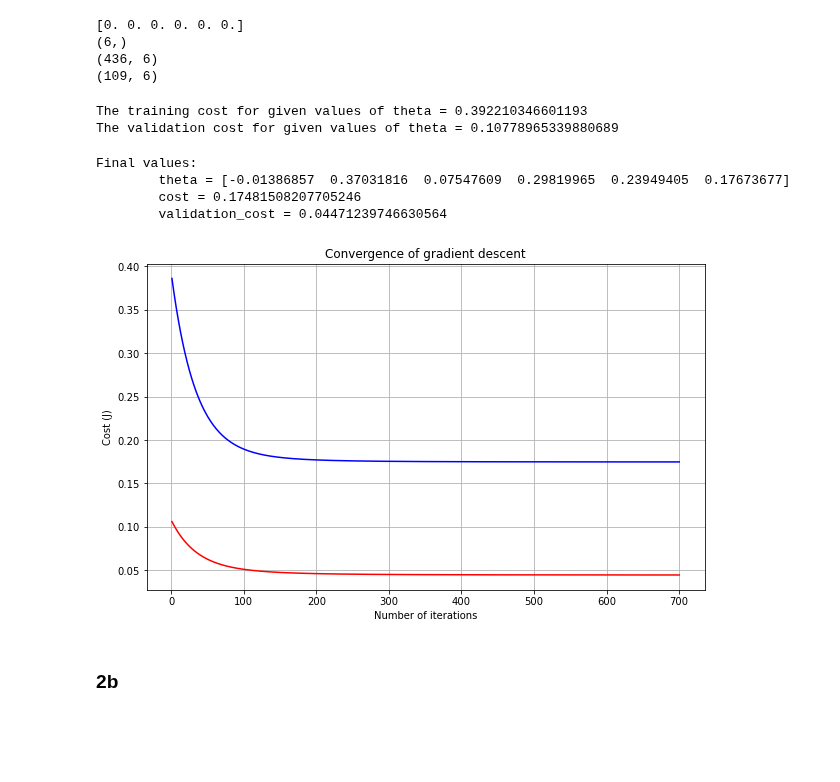
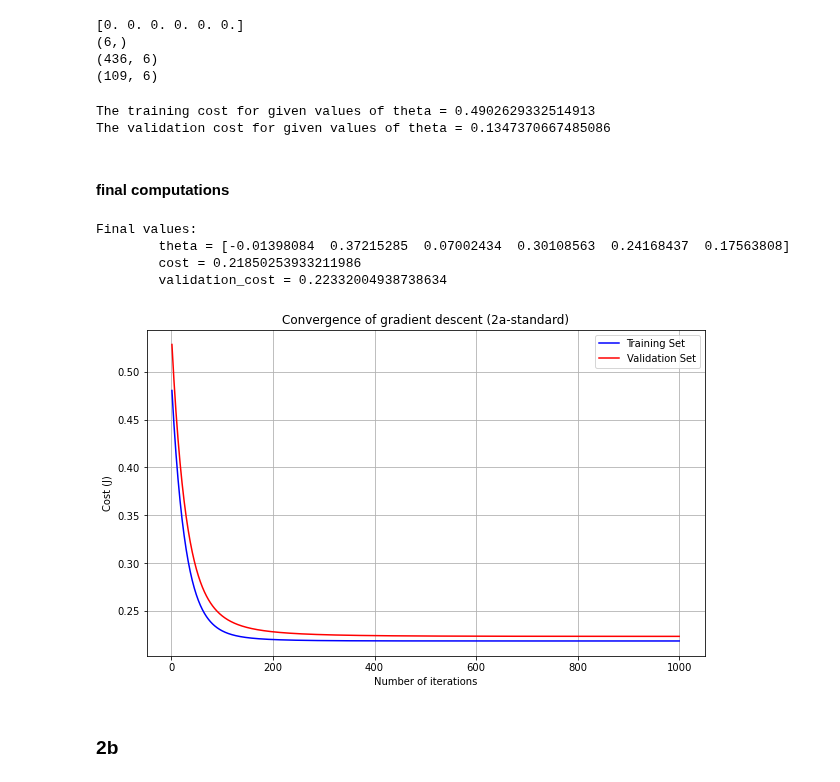
Before and after one commit to A-Hudson-0117/MachineLearning-Intro, a Jupyter notebook: housing descent (hw 1)/housing_descent.ipynb, the cells around one changed output. Drawn from its saved outputs; the diff is of its cells as text; code cells hidden in the pictures; blank space fills up the shorter version.

```diff
--- a/housing descent (hw 1)/housing_descent.ipynb
+++ b/housing descent (hw 1)/housing_descent.ipynb
@@ -66,7 +66,7 @@ binary vars = ['mainroad', 'guestroom', 'basement', 'hotwaterheating', 'aircondi
 furnish vars = ['furnishingstatus']
 value vars = ['price', 'area', 'bedrooms', 'bathrooms', 'stories', 'parking']
 # %%
-def plot_2_sets_of_data(iterations:int, cost_history, validation_history, color_1:str = "blue", color_2:str = "red"):
+def plot_2_sets_of_data(iterations:int, cost_history_training, cost_history_validation, title:str, color_1:str = "blue", color_2:str = "red"):
     """
     Allows for plotting of the two data sets in one simple function
 
@@ -77,10 +77,11 @@ def plot_2_sets_of_data(iterations:int, cost_history, validation_history, color_
         color_1 (str, optional): string of the color for the plotted cost history. Defaults to "blue".
         color_2 (str, optional): string of the color for the plotted validation history. Defaults to "red".
     """
-    plt.plot(range(1, iterations + 1),cost_history, color=color_1)
-    plt.plot(range(1, iterations + 1),validation_history, color=color_2)
+    plt.plot(range(1, iterations + 1) , cost_history_training   , color=color_1)
+    plt.plot(range(1, iterations + 1) , cost_history_validation , color=color_2)
     plt.rcParams["figure.figsize"] = (10,6)
     plt.grid()
     plt.xlabel('Number of iterations')
     plt.ylabel('Cost (J)')
-    plt.title(f'Convergence of gradient descent') ;
+    plt.legend(["Training Set", "Validation Set"])
+    plt.title(title) ;
@@ -228,5 +229,5 @@ def compute_cost(x, y, theta, debug:bool=False):
 # %%
-def gradient_descent(x, y, theta, alpha:float, iterations:int, validation_x, validation_y, debug: bool = False):
+def gradient_descent1(x, y, theta, alpha:float, iterations:int, x_validation, y_validation, debug: bool = False):
     """
     Compute cost for linear regression.
 
@@ -238,8 +239,8 @@ def gradient_descent(x, y, theta, alpha:float, iterations:int, validation_x, val
         theta : 1D array of fitting parameters or weights. Dimension (1 x n)
         alpha (float): Learning rate
         iterations (int): Number of iterations
-        validation_x : _description_
-        validation_y : _description_
+        x_validation : _description_
+        y_validation : _description_
         debug (bool, optional): a print debug shape line. Defaults to False.
 
     Returns:
@@ -249,6 +250,9 @@ def gradient_descent(x, y, theta, alpha:float, iterations:int, validation_x, val
     """
     cost_history = np.zeros(iterations)
     validation_cost = np.zeros(iterations)
+
+    m = len(x)
+    m_valid = len(x_validation)
 
     for i in range(iterations):
         predictions = x.dot(theta)
@@ -269,8 +273,8 @@ def gradient_descent(x, y, theta, alpha:float, iterations:int, validation_x, val
         theta = theta - sum_delta;
         if debug:
             print(f"theta: {theta.shape}\n\n")
-        cost_history[i] = compute_cost(x, y, theta)
-        validation_cost[i] = compute_cost(validation_x, validation_y, theta)
+        cost_history[i] = compute_cost(x, y, theta, m)
+        validation_cost[i] = compute_cost(x_validation, y_validation, theta, m_valid)
 
     return theta, cost_history, validation_cost
 # %% [markdown]
@@ -538,9 +536,9 @@ print(valid_X.shape)
 (109, 11)
 # %%
 # This is here just to check that the cost function is working correctly
-cost = compute_cost(X, Y, theta, debug=False)
+cost = compute_cost(X, Y,theta, len(X), debug=False)
 print('The training cost for given values of theta =', cost)
 
-cost = compute_cost(valid_X, valid_Y, theta, debug=False)
+cost = compute_cost(valid_X, valid_Y, theta, len(valid_X), debug=False)
 print('The validation cost for given values of theta =', cost)
 # %% [output]
@@ -549,15 +549,15 @@ The validation cost for given values of theta = 2518924377752.294
 # %%
 theta = np.zeros(X.shape[1])
-iterations = 300;
-alpha = 0.001;
+iterations = 500;
+alpha = 0.1;
 
 # debug = True
 # debug = False
 
-theta, cost_history, validation_history = gradient_descent(X, Y, theta, alpha, iterations, valid_X, valid_Y)
+theta, cost_history, validation_history = gradient_descent1(X, Y, theta, alpha, iterations, valid_X, valid_Y)
 print('Final values:\n\ttheta =', theta)
 print(f"\tcost = {cost_history[-1]}")
 print(f"\tvalidation_cost = {validation_history[-1]}")
-plot_2_sets_of_data(iterations, cost_history, validation_history)
+plot_2_sets_of_data(iterations, cost_history, validation_history, 'Convergence of gradient descent (1b)')
 # %% [output]
 Final values:
@@ -1351,33 +1246,35 @@ print(valid_X.shape)
 (109, 6)
 # %%
 # This is here just to check that the cost function is working correctly
-cost = compute_cost(X, Y, theta, debug=False)
+cost = compute_cost(X, Y, theta, len(X), debug=False)
 print('The training cost for given values of theta =', cost)
 
-cost = compute_cost(valid_X, valid_Y, theta, debug=False)
+cost = compute_cost(valid_X, valid_Y,theta, len(X), debug=False)
 print('The validation cost for given values of theta =', cost)
 # %% [output]
-The training cost for given values of theta = 0.392210346601193
-The validation cost for given values of theta = 0.10778965339880689
+The training cost for given values of theta = 0.4902629332514913
+The validation cost for given values of theta = 0.1347370667485086
+# %% [markdown]
+#### final computations
 # %%
 theta = np.zeros(X.shape[1])
-iterations = 700;
+iterations = 1000;
 alpha = 0.01;
 
 # debug = True
 # debug = False
 
-theta, cost_history, validation_history = gradient_descent(X, Y, theta, alpha, iterations, valid_X, valid_Y)
+theta, cost_history, validation_history = gradient_descent2(X, Y, theta, alpha, iterations, valid_X, valid_Y)
 print('Final values:\n\ttheta =', theta)
 print(f"\tcost = {cost_history[-1]}")
 print(f"\tvalidation_cost = {validation_history[-1]}")
-plot_2_sets_of_data(iterations, cost_history, validation_history)
+plot_2_sets_of_data(iterations, cost_history, validation_history, 'Convergence of gradient descent (2a-standard)')
 # %% [output]
 Final values:
-        theta = [-0.01386857  0.37031816  0.07547609  0.29819965  0.23949405  0.17673677]
-        cost = 0.17481508207705246
-        validation_cost = 0.04471239746630564
+        theta = [-0.01398084  0.37215285  0.07002434  0.30108563  0.24168437  0.17563808]
+        cost = 0.21850253933211986
+        validation_cost = 0.22332004938738634
-[figure, old version]
+[figure, new version]
 # %% [markdown]
 ### 2b
 # %%
```
Also changed, not shown: parts of 143 cells of this notebook.
